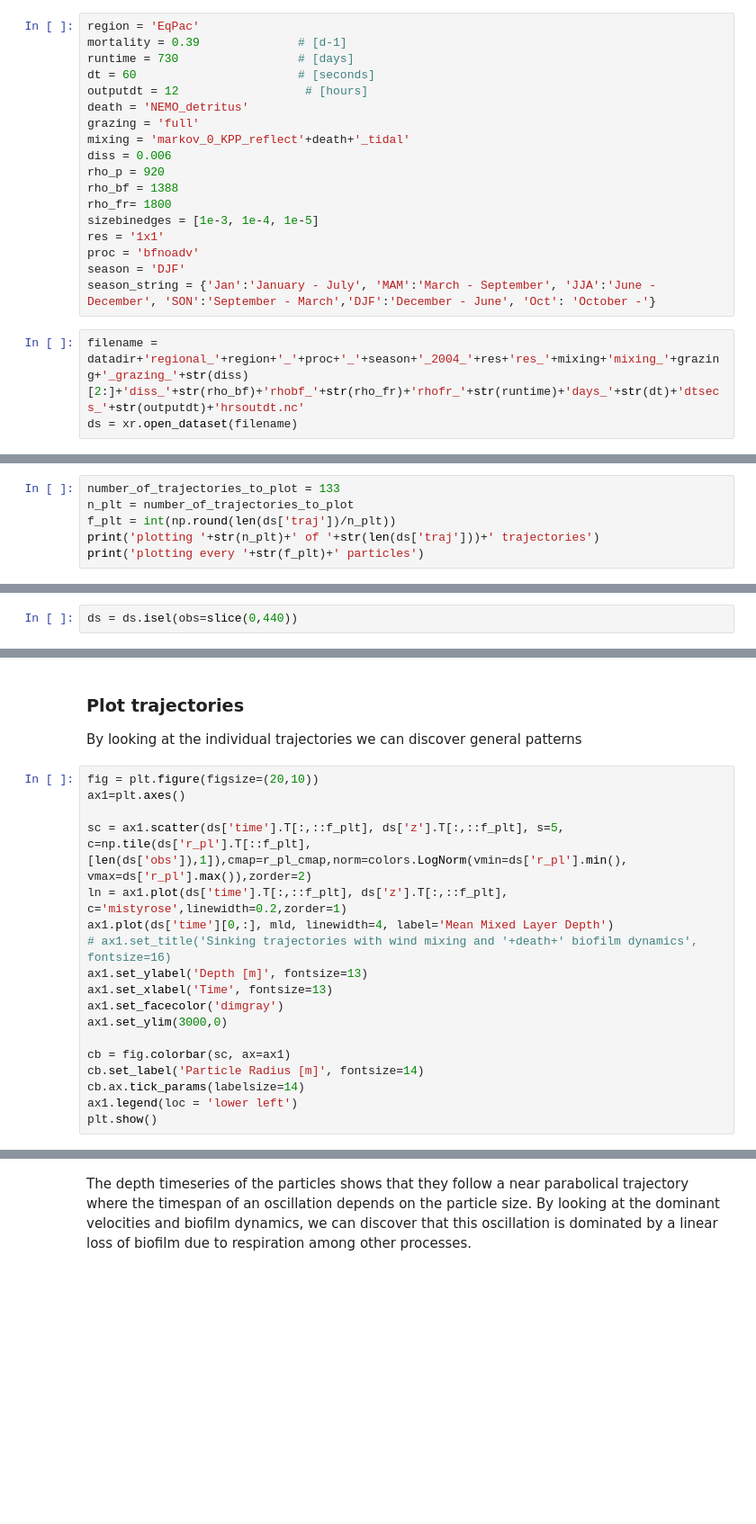
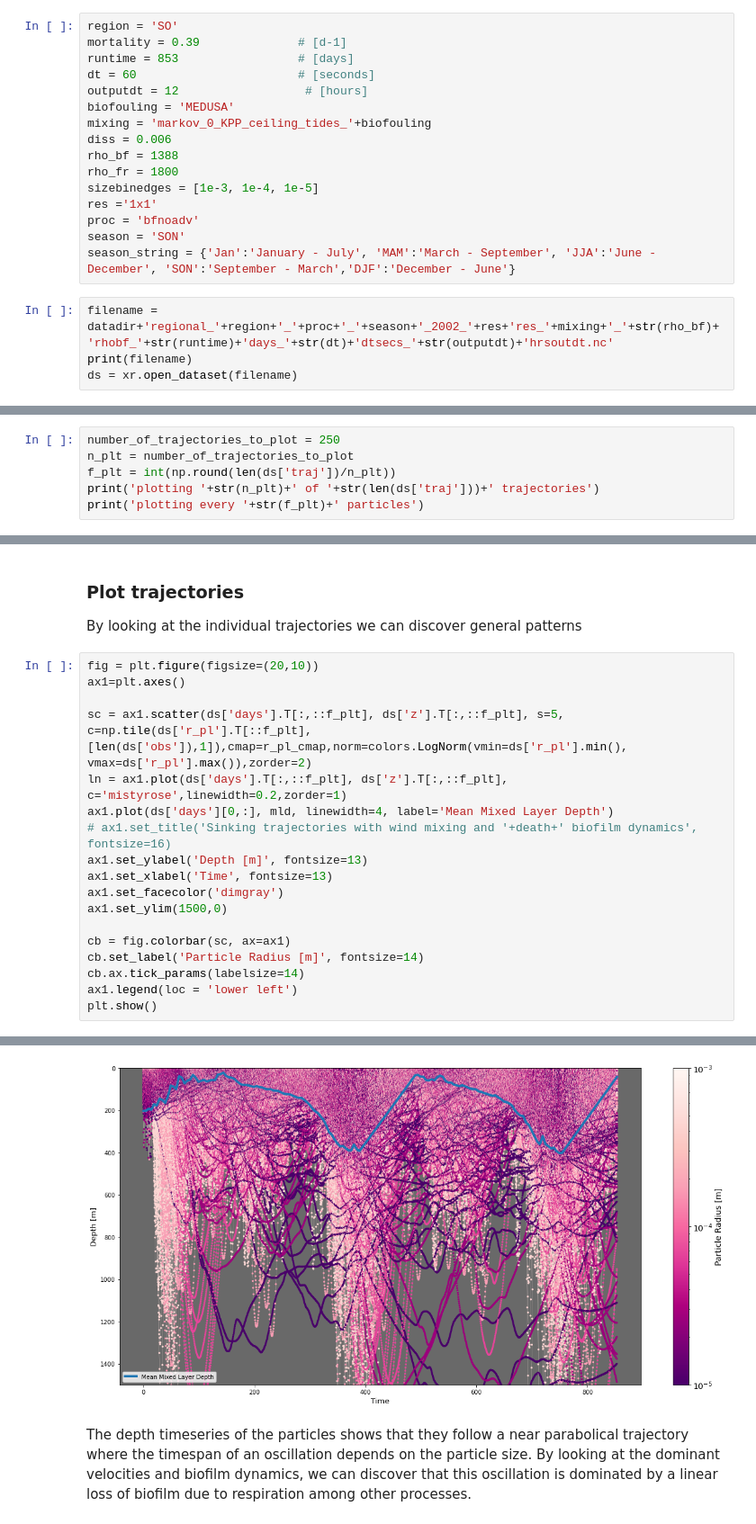
Before and after one commit to OceanParcels/biofouling_3dtransport_2, a Jupyter notebook: Analysis/Oscillations.ipynb, the cells around one changed output, grey strips where cells are left out. Shown at 90% size. Saved outputs shown, nothing was run; the diff lists cells and outputs as text; blank space fills up the shorter version.

Commit message:
Clean up output figures

```diff
--- a/Analysis/Oscillations.ipynb
+++ b/Analysis/Oscillations.ipynb
@@ -29,23 +26,22 @@ regions = {'EqPac': 'Equatorial Pacific',
 r_pl_clist = ['#7a0177','#c51b8a','#f768a1', '#fbb4b9']
 r_pl_cmap = plt.get_cmap('RdPu_r')
 # %%
-region = 'EqPac'
+region = 'SO'
 mortality = 0.39              # [d-1]
-runtime = 730                 # [days]
+runtime = 853                 # [days]
 dt = 60                       # [seconds]
 outputdt = 12                  # [hours]
-death = 'NEMO_detritus'
-grazing = 'full'
-mixing = 'markov_0_KPP_reflect'+death+'_tidal'
+biofouling = 'MEDUSA'
+mixing = 'markov_0_KPP_ceiling_tides_'+biofouling
 diss = 0.006
-rho_p = 920
 rho_bf = 1388
-rho_fr= 1800
+rho_fr = 1800
 sizebinedges = [1e-3, 1e-4, 1e-5]
-res = '1x1'
+res ='1x1'
 proc = 'bfnoadv'
-season = 'DJF'
-season_string = {'Jan':'January - July', 'MAM':'March - September', 'JJA':'June - December', 'SON':'September - March','DJF':'December - June', 'Oct': 'October -'}
+season = 'SON'
+season_string = {'Jan':'January - July', 'MAM':'March - September', 'JJA':'June - December', 'SON':'September - March','DJF':'December - June'}
 # %%
-filename = datadir+'regional_'+region+'_'+proc+'_'+season+'_2004_'+res+'res_'+mixing+'mixing_'+grazing+'_grazing_'+str(diss)[2:]+'diss_'+str(rho_bf)+'rhobf_'+str(rho_fr)+'rhofr_'+str(runtime)+'days_'+str(dt)+'dtsecs_'+str(outputdt)+'hrsoutdt.nc'
+filename = datadir+'regional_'+region+'_'+proc+'_'+season+'_2002_'+res+'res_'+mixing+'_'+str(rho_bf)+'rhobf_'+str(runtime)+'days_'+str(dt)+'dtsecs_'+str(outputdt)+'hrsoutdt.nc'
+print(filename)
 ds = xr.open_dataset(filename)
@@ -52,5 +50,5 @@ ds = xr.open_dataset(filename)
 # %%
-number_of_trajectories_to_plot = 133
+number_of_trajectories_to_plot = 250
 n_plt = number_of_trajectories_to_plot
 f_plt = int(np.round(len(ds['traj'])/n_plt))
 print('plotting '+str(n_plt)+' of '+str(len(ds['traj']))+' trajectories')
@@ -61,7 +59,5 @@ plotting every 75 particles
 # %% [markdown]
 #### Calculating mean MLD
-# %%
-ds = ds.isel(obs=slice(0,440))
 # %%
 mld = np.mean(np.divide(ds['z'],ds['mld']),axis=0)
 ds['days'] = (['traj','obs'],(ds['time'][:,:].T.values-ds['time'][:,0].T.values).T.astype(np.float64)/86400/1e9)
@@ -72,14 +68,14 @@ By looking at the individual trajectories we can discover general patterns
 fig = plt.figure(figsize=(20,10))
 ax1=plt.axes()
 
-sc = ax1.scatter(ds['time'].T[:,::f_plt], ds['z'].T[:,::f_plt], s=5, c=np.tile(ds['r_pl'].T[::f_plt],[len(ds['obs']),1]),cmap=r_pl_cmap,norm=colors.LogNorm(vmin=ds['r_pl'].min(), vmax=ds['r_pl'].max()),zorder=2)
-ln = ax1.plot(ds['time'].T[:,::f_plt], ds['z'].T[:,::f_plt], c='mistyrose',linewidth=0.2,zorder=1)
-ax1.plot(ds['time'][0,:], mld, linewidth=4, label='Mean Mixed Layer Depth')
+sc = ax1.scatter(ds['days'].T[:,::f_plt], ds['z'].T[:,::f_plt], s=5, c=np.tile(ds['r_pl'].T[::f_plt],[len(ds['obs']),1]),cmap=r_pl_cmap,norm=colors.LogNorm(vmin=ds['r_pl'].min(), vmax=ds['r_pl'].max()),zorder=2)
+ln = ax1.plot(ds['days'].T[:,::f_plt], ds['z'].T[:,::f_plt], c='mistyrose',linewidth=0.2,zorder=1)
+ax1.plot(ds['days'][0,:], mld, linewidth=4, label='Mean Mixed Layer Depth')
 # ax1.set_title('Sinking trajectories with wind mixing and '+death+' biofilm dynamics', fontsize=16)
 ax1.set_ylabel('Depth [m]', fontsize=13)
 ax1.set_xlabel('Time', fontsize=13)
 ax1.set_facecolor('dimgray')
-ax1.set_ylim(3000,0)
+ax1.set_ylim(1500,0)
 
 cb = fig.colorbar(sc, ax=ax1)
 cb.set_label('Particle Radius [m]', fontsize=14)
@@ -92,3 +86,4 @@ plt.show()
+[figure, added]
 # %% [markdown]
 The depth timeseries of the particles shows that they follow a near parabolical trajectory where the timespan of an oscillation depends on the particle size. By looking at the dominant velocities and biofilm dynamics, we can discover that this oscillation is dominated by a linear loss of biofilm due to respiration among other processes.
 # %%
```
Also changed, not shown: parts of 59 cells of this notebook, 7 other files.
